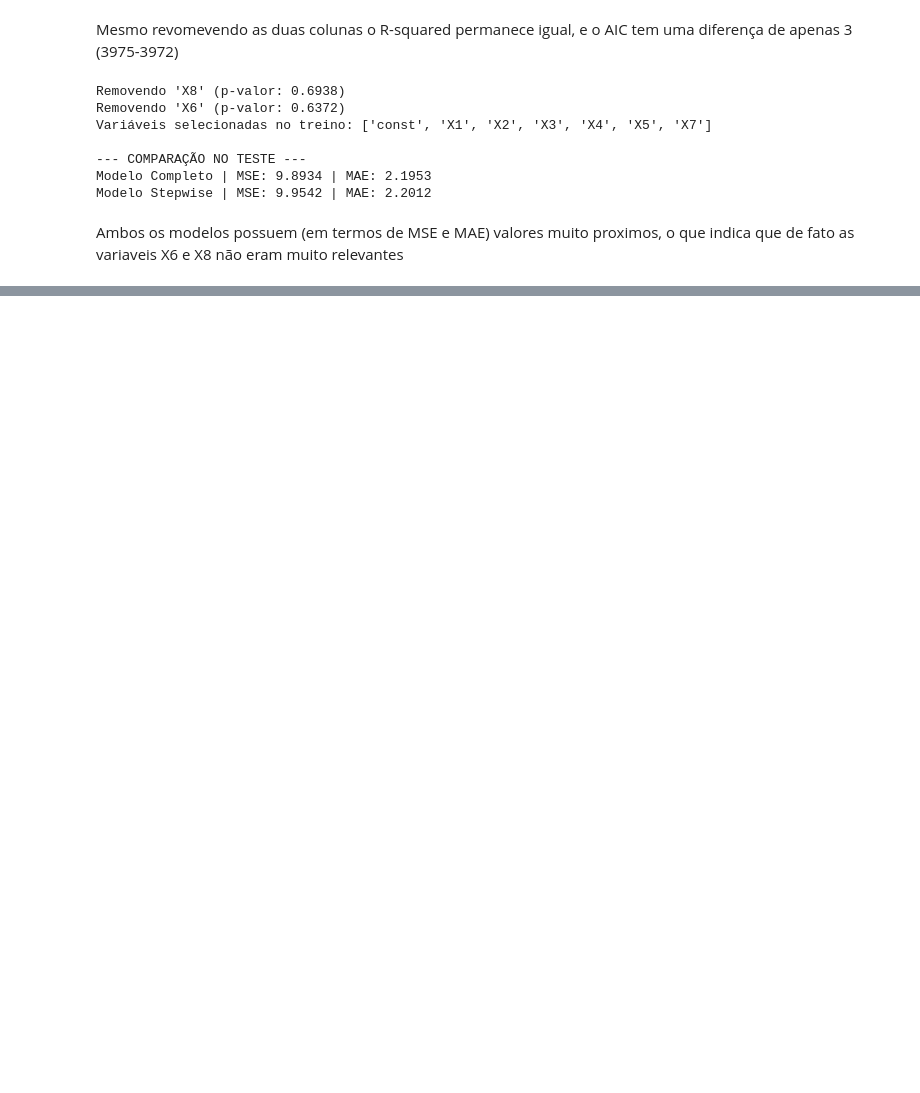
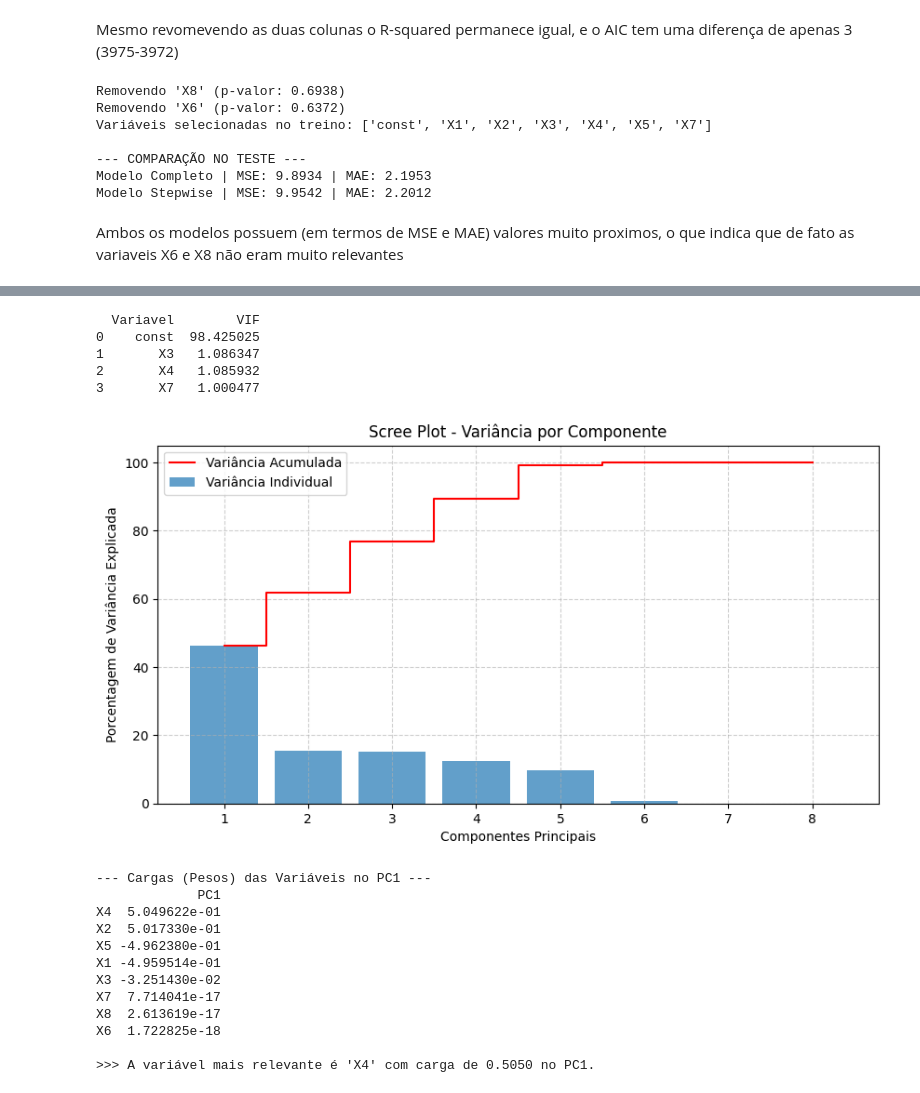
Before and after one commit to LouiseZN/T3_Multi_Variada, a Jupyter notebook: t2.ipynb, the cells around one changed output, grey strips where cells are left out. Saved outputs shown, nothing was run; the diff lists cells and outputs as text; code cells hidden in the pictures; blank space fills up the shorter version.

Commit message:
finalizado as questoes

```diff
--- a/t2.ipynb
+++ b/t2.ipynb
@@ -307,0 +373,79 @@ Ambos os modelos possuem (em termos de MSE e MAE) valores muito proximos, o que
+# %%
+X_final = X_train_step.drop(["X1", "X2", "X5"], axis=1)
+print(calcular_vif(X_final))
+# %% [output]
+  Variavel        VIF
+0    const  98.425025
+1       X3   1.086347
+2       X4   1.085932
+3       X7   1.000477
+# %%
+# e)
+import matplotlib.pyplot as plt
+import numpy as np
+from sklearn.decomposition import PCA
+from sklearn.preprocessing import StandardScaler
+
+# 1. Preparar os dados (Excluindo Y1 e Y2)
+cols_X = [col for col in df.columns if col not in ['Y1', 'Y2']]
+X = df[cols_X]
+
+# 2. PADRONIZAÇÃO (Passo Obrigatório no PCA)
+# O PCA é sensível à escala. Se não padronizar, a variável com maiores números domina.
+scaler = StandardScaler()
+X_scaled = scaler.fit_transform(X)
+
+# 3. Aplicar PCA
+pca = PCA()
+X_pca = pca.fit_transform(X_scaled)
+
+# 4. Análise da Variância Explicada (Scree Plot)
+plt.figure(figsize=(10, 5))
+plt.bar(
+    range(1, len(pca.explained_variance_ratio_) + 1),
+    pca.explained_variance_ratio_ * 100,
+    alpha=0.7, align='center', label='Variância Individual'
+)
+plt.step(
+    range(1, len(pca.explained_variance_ratio_) + 1),
+    np.cumsum(pca.explained_variance_ratio_) * 100,
+    where='mid', color='red', label='Variância Acumulada'
+)
+plt.ylabel('Porcentagem de Variância Explicada')
+plt.xlabel('Componentes Principais')
+plt.title('Scree Plot - Variância por Componente')
+plt.legend(loc='best')
+plt.grid(True, linestyle='--', alpha=0.6)
+plt.show()
+
+# 5. Identificar a Variável Mais Relevante (Loadings do PC1)
+loadings = pd.DataFrame(
+    pca.components_.T,
+    columns=[f'PC{i+1}' for i in range(X.shape[1])],
+    index=X.columns
+)
+
+# Ordenar pelo valor absoluto do peso no PC1
+loadings['Abs_PC1'] = loadings['PC1'].abs()
+relevancia = loadings.sort_values(by='Abs_PC1', ascending=False)
+
+print("--- Cargas (Pesos) das Variáveis no PC1 ---")
+print(relevancia[['PC1']])
+
+mais_relevante = relevancia.index[0]
+peso = relevancia.iloc[0, 0]
+print(f"\n>>> A variável mais relevante é '{mais_relevante}' com carga de {peso:.4f} no PC1.")
+# %% [output]
+[figure, added]
+--- Cargas (Pesos) das Variáveis no PC1 ---
+             PC1
+X4  5.049622e-01
+X2  5.017330e-01
+X5 -4.962380e-01
+X1 -4.959514e-01
+X3 -3.251430e-02
+X7  7.714041e-17
+X8  2.613619e-17
+X6  1.722825e-18
+
+>>> A variável mais relevante é 'X4' com carga de 0.5050 no PC1.
```
Also changed, not shown: parts of 17 cells of this notebook, 1 other file.
